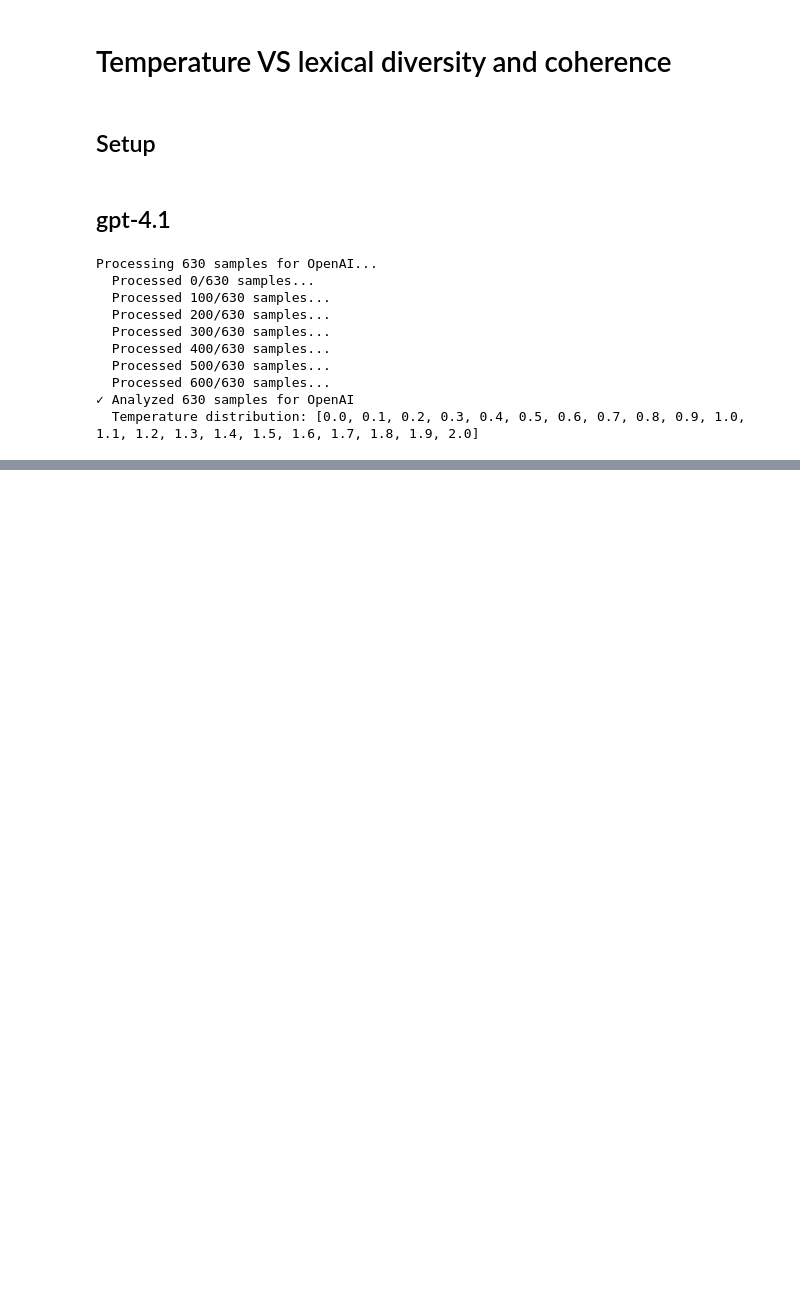
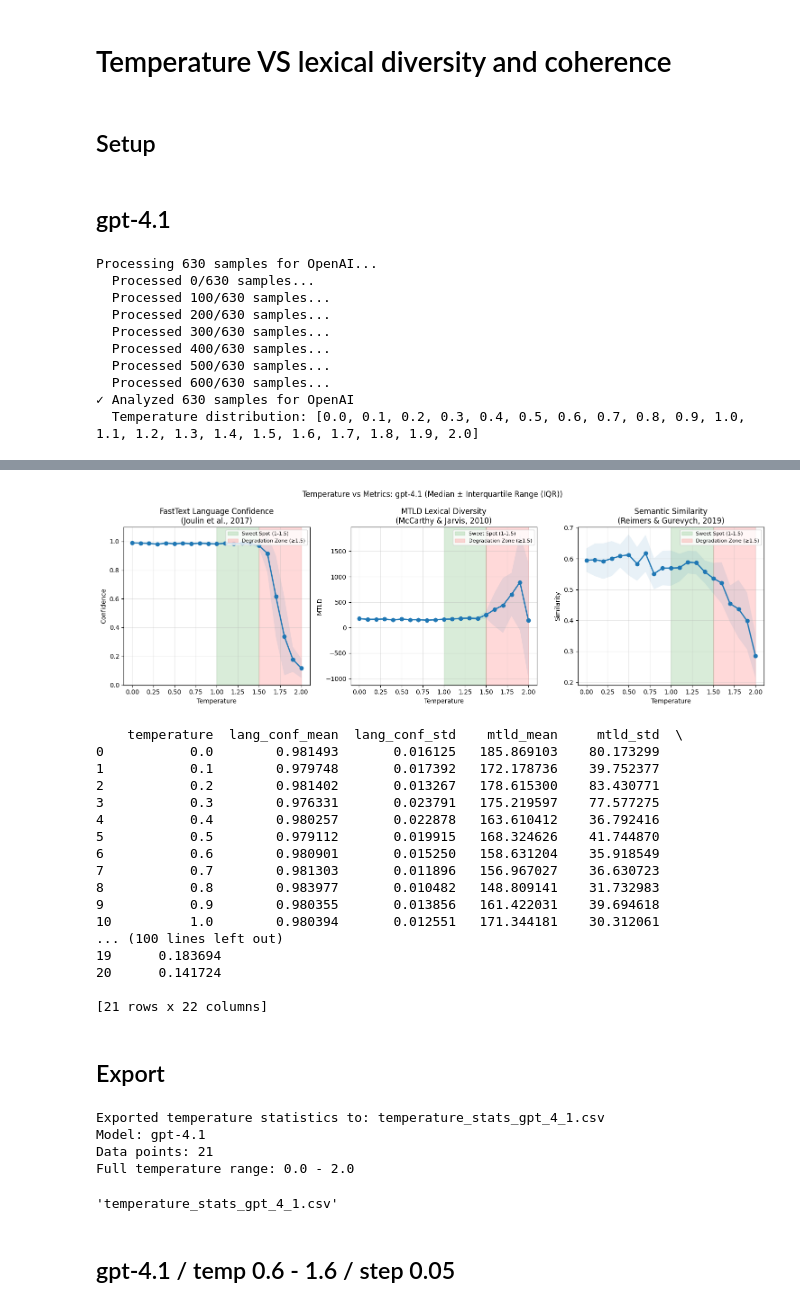
Before and after one commit to szkjn/temperature-impact-analysis, a Jupyter notebook: metrics.ipynb, the cells around one changed output, grey strips where cells are left out. Drawn from its saved outputs; the diff is of its cells as text; code cells hidden in the pictures; blank space fills up the shorter version.

```diff
--- a/metrics.ipynb
+++ b/metrics.ipynb
@@ -692,0 +52,36 @@ print(f"Confidence intervals show 95% likelihood range for true mean values")
+# %%
+fig, axes = plot_single_model_metrics(temp_stats_openai, "gpt-4.1", error_type='iqr', robust_center='median', show_zones=True)
+plt.show()
+
+print(temp_stats_openai)
+# %% [output]
+[figure, added]
+    temperature  lang_conf_mean  lang_conf_std    mtld_mean     mtld_std  \
+0           0.0        0.981493       0.016125   185.869103    80.173299
+1           0.1        0.979748       0.017392   172.178736    39.752377
+2           0.2        0.981402       0.013267   178.615300    83.430771
+3           0.3        0.976331       0.023791   175.219597    77.577275
+4           0.4        0.980257       0.022878   163.610412    36.792416
+5           0.5        0.979112       0.019915   168.324626    41.744870
+6           0.6        0.980901       0.015250   158.631204    35.918549
+7           0.7        0.981303       0.011896   156.967027    36.630723
+8           0.8        0.983977       0.010482   148.809141    31.732983
+9           0.9        0.980355       0.013856   161.422031    39.694618
+10          1.0        0.980394       0.012551   171.344181    30.312061
+... (100 lines left out)
+19      0.183694
+20      0.141724
+
+[21 rows x 22 columns]
+# %% [markdown]
+## Export
+# %%
+export_temperature_stats_to_csv(temp_stats_openai, "gpt-4.1")
+# %% [output]
+Exported temperature statistics to: temperature_stats_gpt_4_1.csv
+Model: gpt-4.1
+Data points: 21
+Full temperature range: 0.0 - 2.0
+'temperature_stats_gpt_4_1.csv'
+# %% [markdown]
+## gpt-4.1 / temp 0.6 - 1.6 / step 0.05
```
Also changed, not shown: parts of 44 cells of this notebook, 1 other file.
